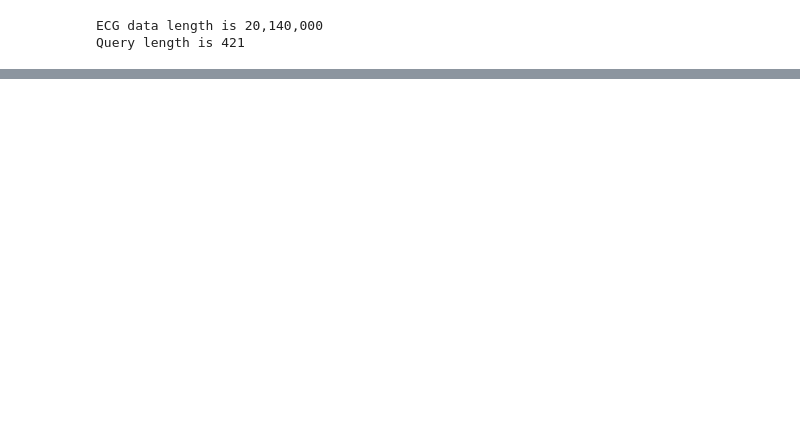
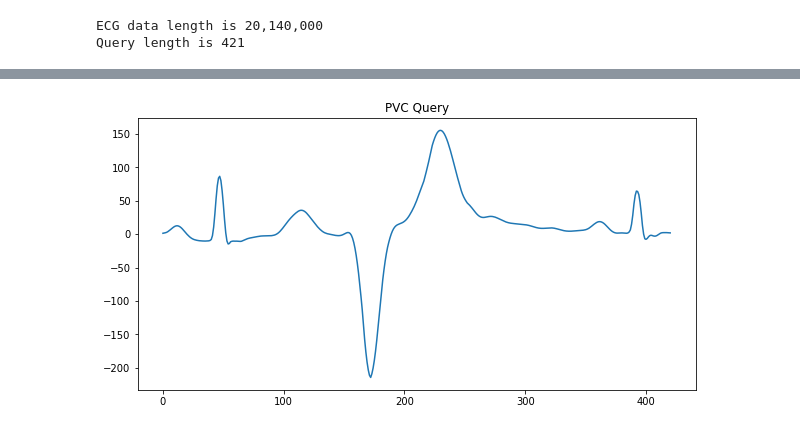
Before and after one commit to matrix-profile-foundation/mass-ts-examples, a Jupyter notebook: ecg/ECG.ipynb, the cells around one changed output, grey strips where cells are left out. Cells and saved outputs as stored; diff of their text form; code cells hidden in the pictures; blank space fills up the shorter version.

```diff
--- a/ecg/ECG.ipynb
+++ b/ecg/ECG.ipynb
@@ -46,0 +71,7 @@ Query length is 421
+# %%
+plt.figure(figsize=(10,5))
+plt.plot(range(len(ecg_query)), ecg_query)
+plt.title('PVC Query')
+plt.show()
+# %% [output]
+[figure, added]
```
Also changed, not shown: parts of 15 cells of this notebook, 1 other file.
